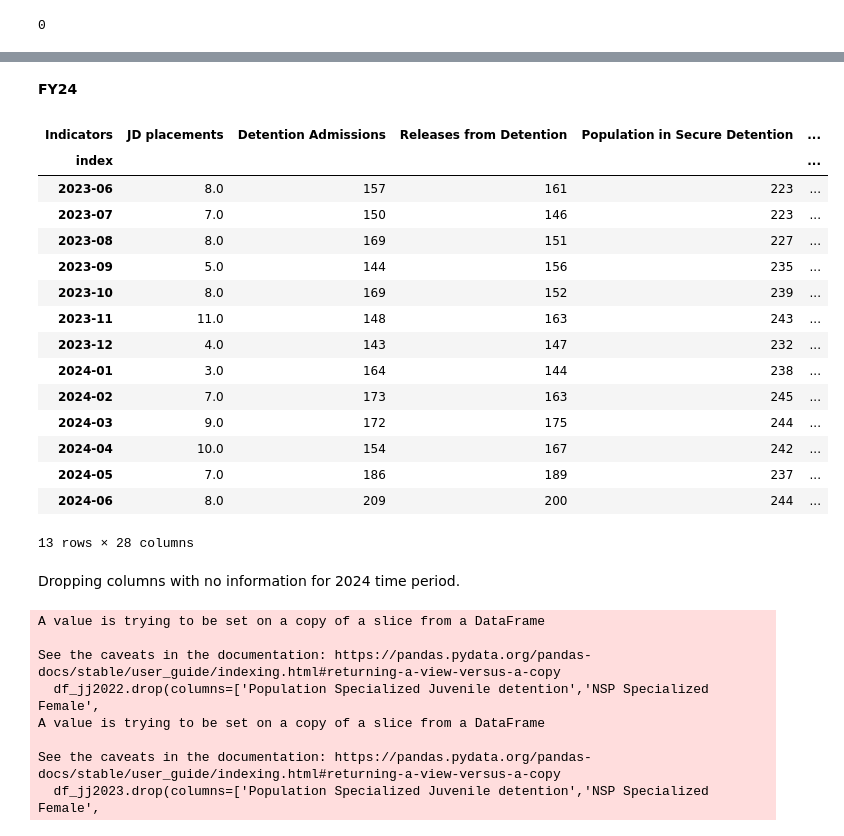
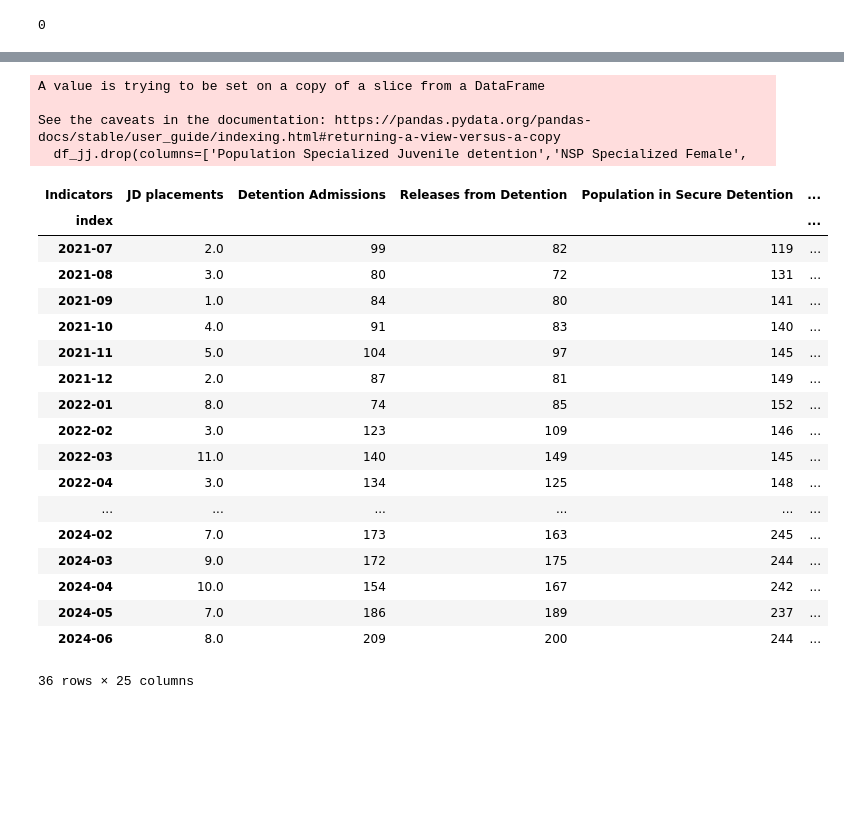
Before and after one commit to WilliamHallPortfolio/ACS_Juvenile_Justice_Project, a Jupyter notebook: ACS and JJ.ipynb, the cells around one changed output, grey strips where cells are left out. Saved outputs shown, nothing was run; the diff lists cells and outputs as text; code cells hidden in the pictures; blank space fills up the shorter version.

```diff
--- a/ACS and JJ.ipynb
+++ b/ACS and JJ.ipynb
@@ -243,42 +240,33 @@ df_jj2022
-# %% [markdown]
-**FY24**
-# %%
-df_jj2023 = df_jj[df_jj.index > '2023-05']
-df_jj2023
-# %% [output]
-| Indicators | JD placements | Detention Admissions | Releases from Detention | Population in Secure Detention | ... |
-| index |  |  |  |  | ... |
-| 2023-06 | 8.0 | 157 | 161 | 223 | ... |
-| 2023-07 | 7.0 | 150 | 146 | 223 | ... |
-| 2023-08 | 8.0 | 169 | 151 | 227 | ... |
-| 2023-09 | 5.0 | 144 | 156 | 235 | ... |
-| 2023-10 | 8.0 | 169 | 152 | 239 | ... |
-| 2023-11 | 11.0 | 148 | 163 | 243 | ... |
-| 2023-12 | 4.0 | 143 | 147 | 232 | ... |
-| 2024-01 | 3.0 | 164 | 144 | 238 | ... |
-| 2024-02 | 7.0 | 173 | 163 | 245 | ... |
-| 2024-03 | 9.0 | 172 | 175 | 244 | ... |
-| 2024-04 | 10.0 | 154 | 167 | 242 | ... |
-| 2024-05 | 7.0 | 186 | 189 | 237 | ... |
-| 2024-06 | 8.0 | 209 | 200 | 244 | ... |
-13 rows × 28 columns
-# %% [markdown]
-Dropping columns with no information for 2024 time period.
 # %%
-df_jj2022.drop(columns=['Population Specialized Juvenile detention','NSP Specialized Female',
+df_jj.drop(columns=['Population Specialized Juvenile detention','NSP Specialized Female',
                         'NSP TFCO','NSP Other','LSP Intensive Support Male/Female',
                         'Average daily population pre-Raise the Age'],inplace=True)
-
-df_jj2023.drop(columns=['Population Specialized Juvenile detention','NSP Specialized Female',
-                        'NSP TFCO','NSP Other','LSP Intensive Support Male/Female',
-                        'Average daily population pre-Raise the Age'],inplace=True)
 # %% [output]
 A value is trying to be set on a copy of a slice from a DataFrame
 
 See the caveats in the documentation: https://pandas.pydata.org/pandas-docs/stable/user_guide/indexing.html#returning-a-view-versus-a-copy
-  df_jj2022.drop(columns=['Population Specialized Juvenile detention','NSP Specialized Female',
-A value is trying to be set on a copy of a slice from a DataFrame
-
-See the caveats in the documentation: https://pandas.pydata.org/pandas-docs/stable/user_guide/indexing.html#returning-a-view-versus-a-copy
-  df_jj2023.drop(columns=['Population Specialized Juvenile detention','NSP Specialized Female',
+  df_jj.drop(columns=['Population Specialized Juvenile detention','NSP Specialized Female',
+# %%
+jj_22 = df_jj[df_jj['Fiscal Year'] > 2021 ]
+jj_22
+# %% [output]
+| Indicators | JD placements | Detention Admissions | Releases from Detention | Population in Secure Detention | ... |
+| index |  |  |  |  | ... |
+| 2021-07 | 2.0 | 99 | 82 | 119 | ... |
+| 2021-08 | 3.0 | 80 | 72 | 131 | ... |
+| 2021-09 | 1.0 | 84 | 80 | 141 | ... |
+| 2021-10 | 4.0 | 91 | 83 | 140 | ... |
+| 2021-11 | 5.0 | 104 | 97 | 145 | ... |
+| 2021-12 | 2.0 | 87 | 81 | 149 | ... |
+| 2022-01 | 8.0 | 74 | 85 | 152 | ... |
+| 2022-02 | 3.0 | 123 | 109 | 146 | ... |
+| 2022-03 | 11.0 | 140 | 149 | 145 | ... |
+| 2022-04 | 3.0 | 134 | 125 | 148 | ... |
+| ... | ... | ... | ... | ... | ... |
+| 2024-02 | 7.0 | 173 | 163 | 245 | ... |
+| 2024-03 | 9.0 | 172 | 175 | 244 | ... |
+| 2024-04 | 10.0 | 154 | 167 | 242 | ... |
+| 2024-05 | 7.0 | 186 | 189 | 237 | ... |
+| 2024-06 | 8.0 | 209 | 200 | 244 | ... |
+36 rows × 25 columns
 # %%
```
Also changed, not shown: parts of 10 cells of this notebook.
